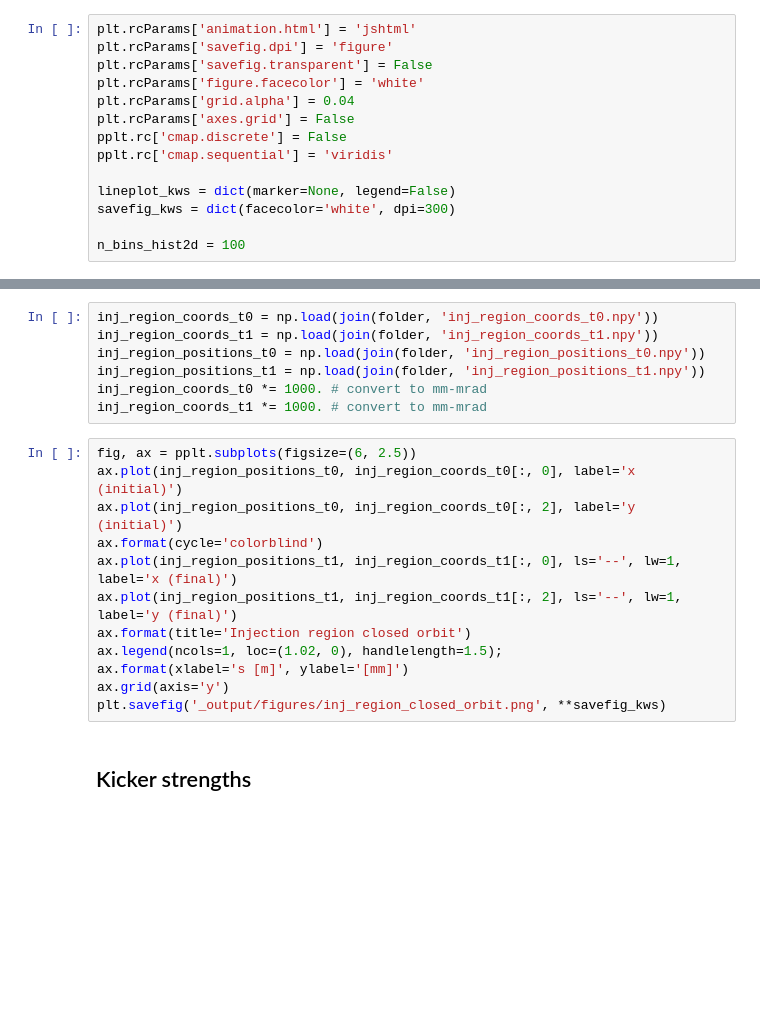
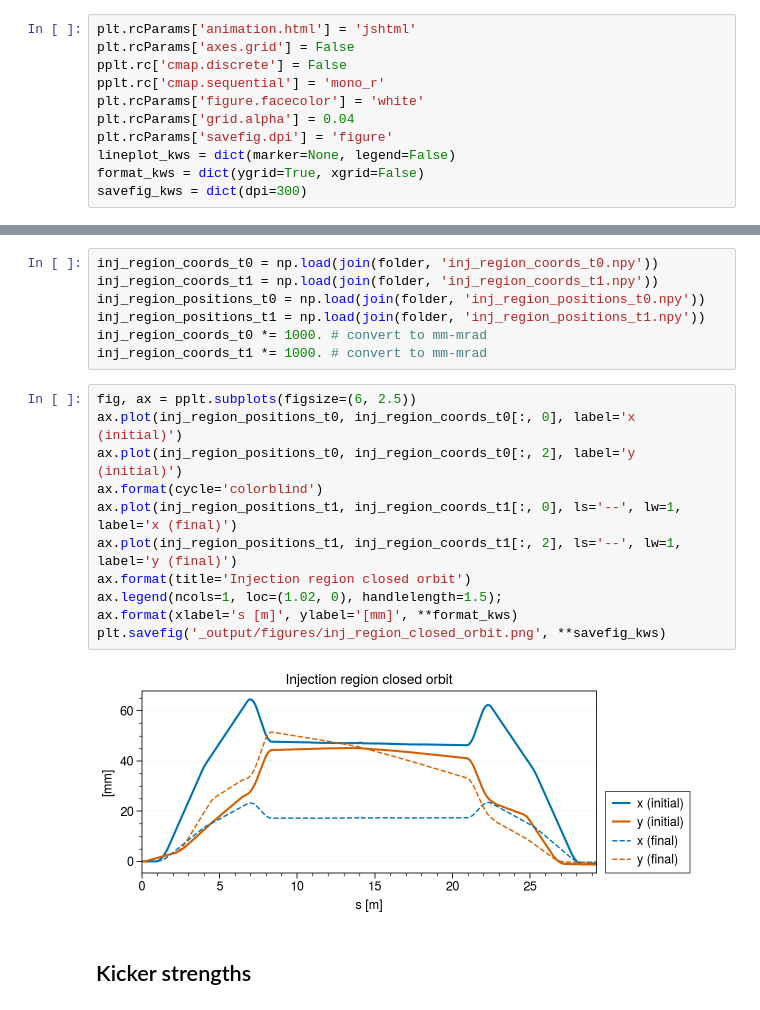
Before and after one commit to austin-hoover/accphys-tools, a Jupyter notebook: injection/analysis.ipynb, the cells around one changed output, grey strips where cells are left out. Saved outputs shown, nothing was run; the diff lists cells and outputs as text; blank space fills up the shorter version.

```diff
--- a/injection/analysis.ipynb
+++ b/injection/analysis.ipynb
@@ -25,18 +25,15 @@ from tools import utils
 ## Settings
 # %%
 plt.rcParams['animation.html'] = 'jshtml'
-plt.rcParams['savefig.dpi'] = 'figure'
-plt.rcParams['savefig.transparent'] = False
+plt.rcParams['axes.grid'] = False
+pplt.rc['cmap.discrete'] = False
+pplt.rc['cmap.sequential'] = 'mono_r'
 plt.rcParams['figure.facecolor'] = 'white'
 plt.rcParams['grid.alpha'] = 0.04
-plt.rcParams['axes.grid'] = False
-pplt.rc['cmap.discrete'] = False
-pplt.rc['cmap.sequential'] = 'viridis'
-
+plt.rcParams['savefig.dpi'] = 'figure'
 lineplot_kws = dict(marker=None, legend=False)
-savefig_kws = dict(facecolor='white', dpi=300)
-
-n_bins_hist2d = 100
+format_kws = dict(ygrid=True, xgrid=False)
+savefig_kws = dict(dpi=300)
 # %%
 folder = '_output/data/'
 location = 'injection point' # {'injection point', 'rtbt entrance'}
@@ -54,15 +51,16 @@ inj_region_coords_t1 *= 1000. # convert to mm-mrad
 # %%
 fig, ax = pplt.subplots(figsize=(6, 2.5))
 ax.plot(inj_region_positions_t0, inj_region_coords_t0[:, 0], label='x (initial)')
 ax.plot(inj_region_positions_t0, inj_region_coords_t0[:, 2], label='y (initial)')
 ax.format(cycle='colorblind')
 ax.plot(inj_region_positions_t1, inj_region_coords_t1[:, 0], ls='--', lw=1, label='x (final)')
 ax.plot(inj_region_positions_t1, inj_region_coords_t1[:, 2], ls='--', lw=1, label='y (final)')
 ax.format(title='Injection region closed orbit')
 ax.legend(ncols=1, loc=(1.02, 0), handlelength=1.5);
-ax.format(xlabel='s [m]', ylabel='[mm]')
-ax.grid(axis='y')
+ax.format(xlabel='s [m]', ylabel='[mm]', **format_kws)
 plt.savefig('_output/figures/inj_region_closed_orbit.png', **savefig_kws)
+# %% [output]
+[figure, added]
 # %% [markdown]
 ## Kicker strengths
 # %%
```
Also changed, not shown: parts of 27 cells of this notebook, 6 other files.
